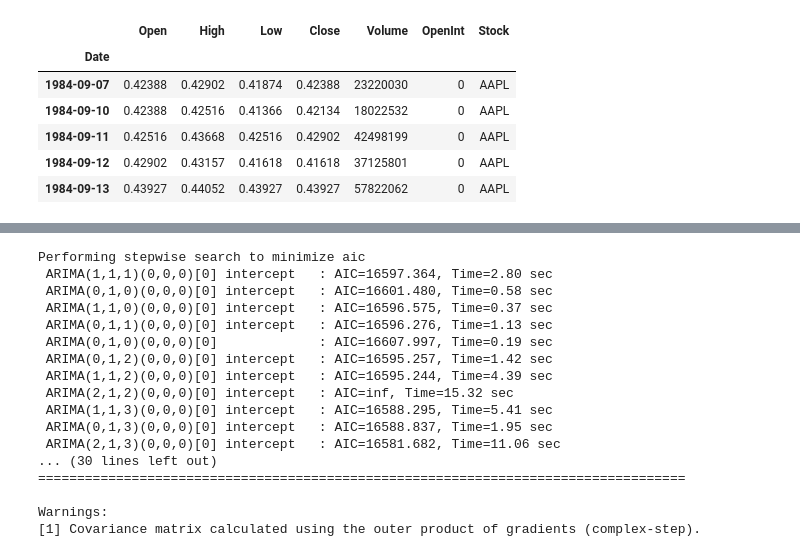
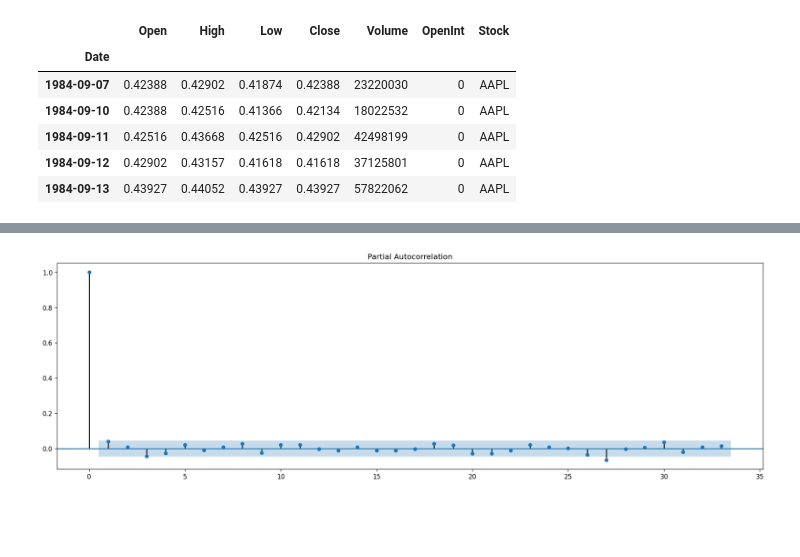
Before and after one commit to DaiVo20/Stock-Price-Prediction, a Jupyter notebook: ARIMA.ipynb, the cells around one changed output, grey strips where cells are left out. Cells and saved outputs as stored; diff of their text form; code cells hidden in the pictures; blank space fills up the shorter version.

```diff
--- a/ARIMA.ipynb
+++ b/ARIMA.ipynb
@@ -56,3 +101,7 @@ ndiffs(stock['FB'],test='adf')
+# %%
+plot_pacf(stock['TSLA'].diff().dropna());
+# %% [output]
+[figure, added]
 # %%
 def SplitData(data):#80-20
   train=data.iloc[:-int(len(data)*0.2)]
@@ -88,20 +114,0 @@ def auto_arima(data):
-# %%
-auto_arima(stock['AAPL'])
-# %% [output]
-Performing stepwise search to minimize aic
- ARIMA(1,1,1)(0,0,0)[0] intercept   : AIC=16597.364, Time=2.80 sec
- ARIMA(0,1,0)(0,0,0)[0] intercept   : AIC=16601.480, Time=0.58 sec
- ARIMA(1,1,0)(0,0,0)[0] intercept   : AIC=16596.575, Time=0.37 sec
- ARIMA(0,1,1)(0,0,0)[0] intercept   : AIC=16596.276, Time=1.13 sec
- ARIMA(0,1,0)(0,0,0)[0]             : AIC=16607.997, Time=0.19 sec
- ARIMA(0,1,2)(0,0,0)[0] intercept   : AIC=16595.257, Time=1.42 sec
- ARIMA(1,1,2)(0,0,0)[0] intercept   : AIC=16595.244, Time=4.39 sec
- ARIMA(2,1,2)(0,0,0)[0] intercept   : AIC=inf, Time=15.32 sec
- ARIMA(1,1,3)(0,0,0)[0] intercept   : AIC=16588.295, Time=5.41 sec
- ARIMA(0,1,3)(0,0,0)[0] intercept   : AIC=16588.837, Time=1.95 sec
- ARIMA(2,1,3)(0,0,0)[0] intercept   : AIC=16581.682, Time=11.06 sec
-... (30 lines left out)
-===================================================================================
-
-Warnings:
-[1] Covariance matrix calculated using the outer product of gradients (complex-step).
```
Also changed, not shown: parts of 37 cells of this notebook.
